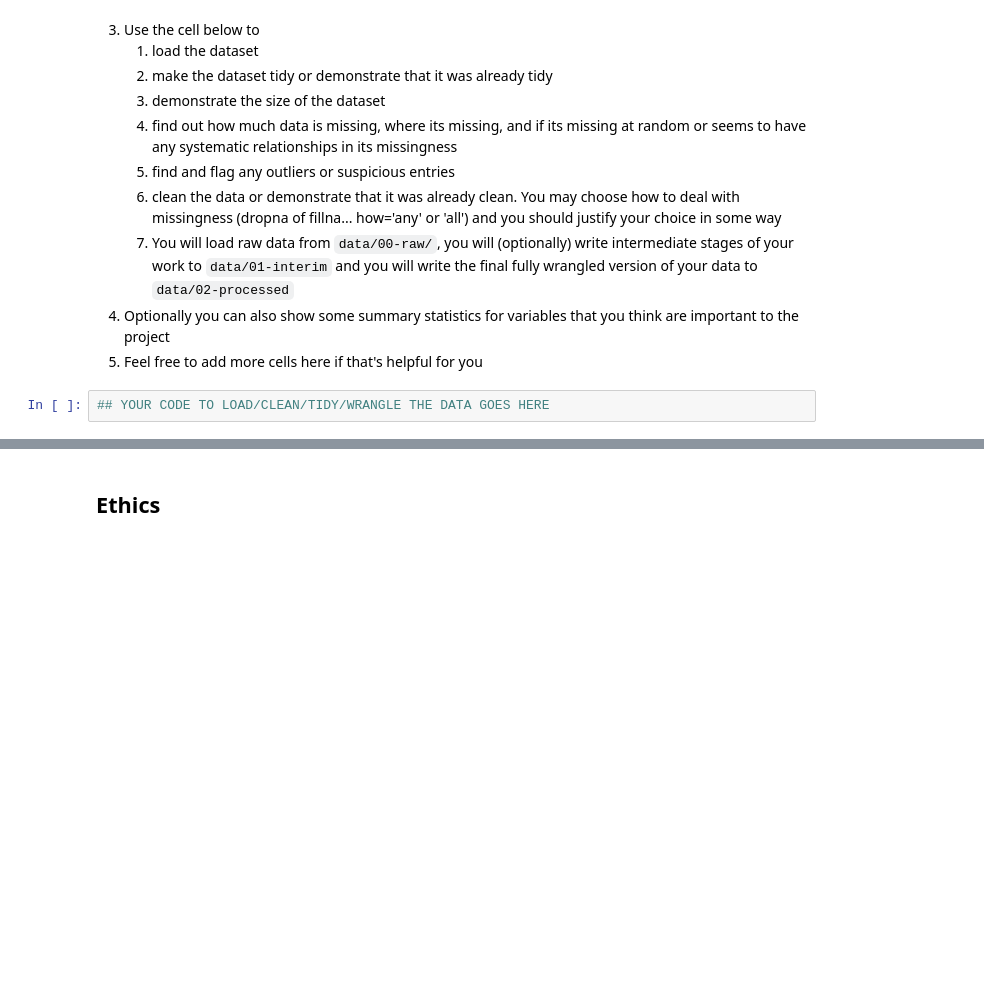
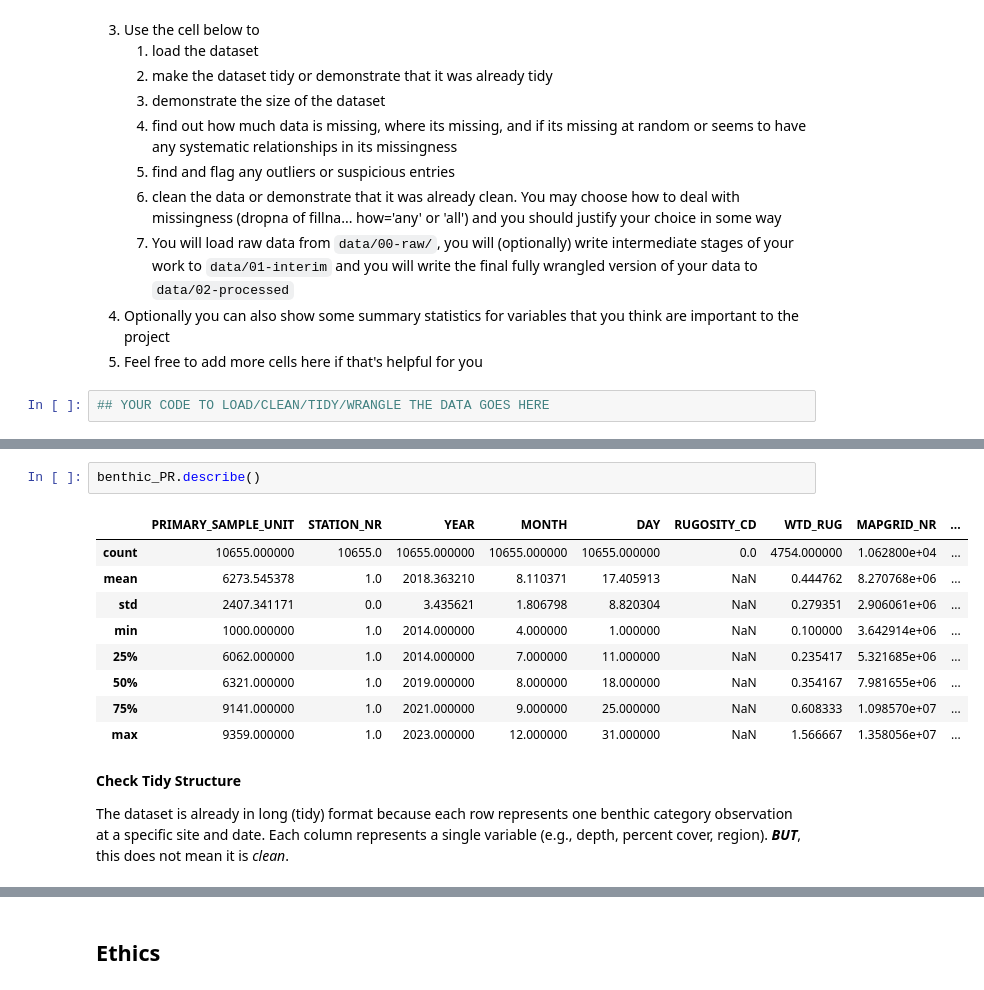
Before and after one commit to kalianchlia7/Group032_WI26, a Jupyter notebook: 01-DataCheckpoint.ipynb, the cells around one changed output, grey strips where cells are left out. Saved outputs shown, nothing was run; the diff lists cells and outputs as text; blank space fills up the shorter version.

```diff
--- a/01-DataCheckpoint.ipynb
+++ b/01-DataCheckpoint.ipynb
@@ -121,0 +182,17 @@ Instructions:
+# %%
+benthic_PR.describe()
+# %% [output]
+|  | PRIMARY_SAMPLE_UNIT | STATION_NR | YEAR | MONTH | DAY | RUGOSITY_CD | WTD_RUG | MAPGRID_NR | ... |
+| count | 10655.000000 | 10655.0 | 10655.000000 | 10655.000000 | 10655.000000 | 0.0 | 4754.000000 | 1.062800e+04 | ... |
+| mean | 6273.545378 | 1.0 | 2018.363210 | 8.110371 | 17.405913 | NaN | 0.444762 | 8.270768e+06 | ... |
+| std | 2407.341171 | 0.0 | 3.435621 | 1.806798 | 8.820304 | NaN | 0.279351 | 2.906061e+06 | ... |
+| min | 1000.000000 | 1.0 | 2014.000000 | 4.000000 | 1.000000 | NaN | 0.100000 | 3.642914e+06 | ... |
+| 25% | 6062.000000 | 1.0 | 2014.000000 | 7.000000 | 11.000000 | NaN | 0.235417 | 5.321685e+06 | ... |
+| 50% | 6321.000000 | 1.0 | 2019.000000 | 8.000000 | 18.000000 | NaN | 0.354167 | 7.981655e+06 | ... |
+| 75% | 9141.000000 | 1.0 | 2021.000000 | 9.000000 | 25.000000 | NaN | 0.608333 | 1.098570e+07 | ... |
+| max | 9359.000000 | 1.0 | 2023.000000 | 12.000000 | 31.000000 | NaN | 1.566667 | 1.358056e+07 | ... |
+# %% [markdown]
+**Check Tidy Structure**
+
+The dataset is already in long (tidy) format because each row represents one benthic category observation at a specific site and date. Each column represents a single variable (e.g., depth, percent cover, region).
+**_BUT_**, this does not mean it is *clean*.
```
Also changed, not shown: parts of 20 cells of this notebook.
